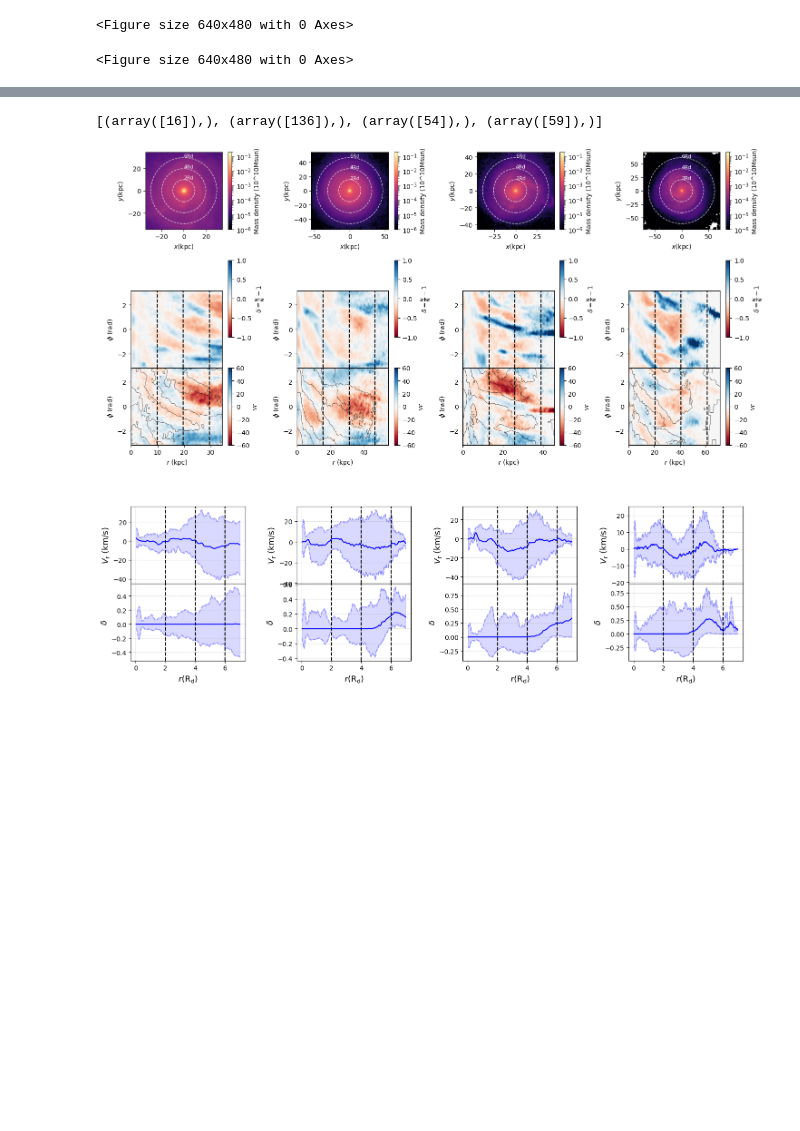
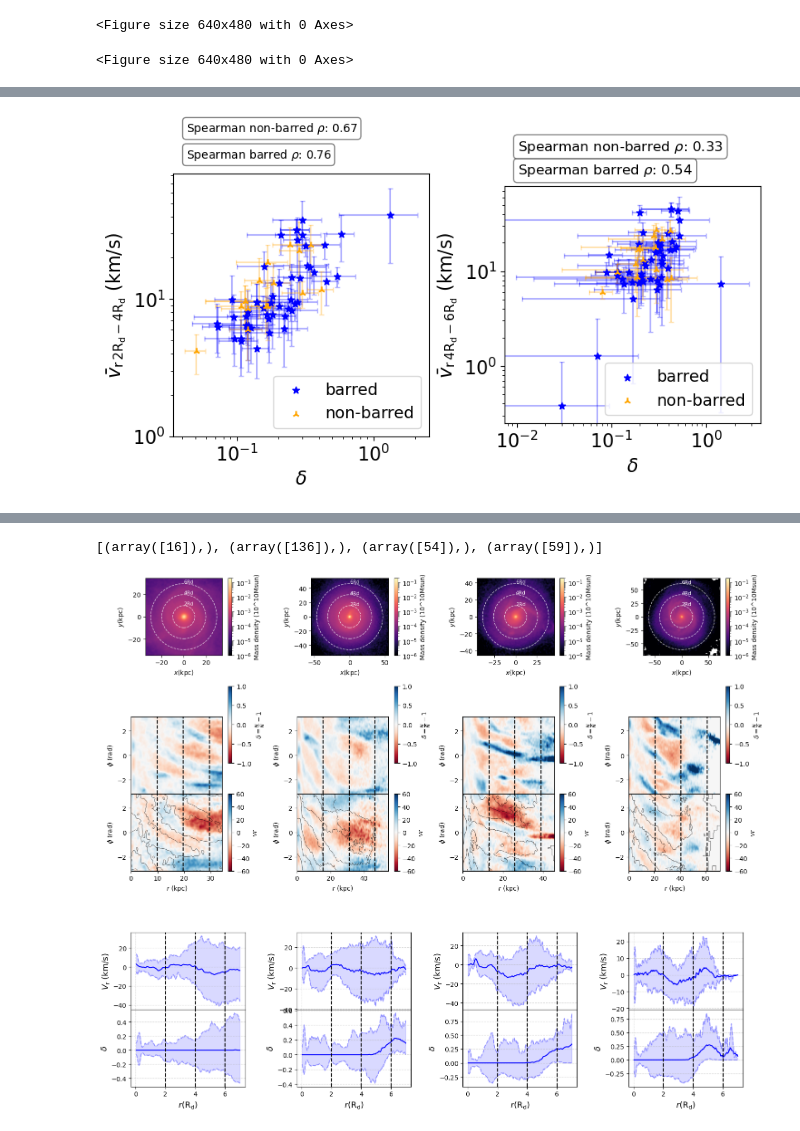
Before and after one commit to Alverd02/Kinematic-Signatures-of-Bars-and-Spirals-in-TNG50-Galaxies, a Jupyter notebook: Multiple galaxies.ipynb, the cells around one changed output, grey strips where cells are left out. Saved outputs shown, nothing was run; the diff lists cells and outputs as text; code cells hidden in the pictures; blank space fills up the shorter version.

```diff
--- a/Multiple galaxies.ipynb
+++ b/Multiple galaxies.ipynb
@@ -1181,3 +1148,54 @@ plt.show()
+# %%
+fig = plt.figure(figsize=(8,8), layout="constrained") # Notice the equal aspect ratio
+axes_flat = [fig.add_subplot(1,2,i+1) for i in range(2)]
+
+
+for a in axes_flat:
+    a.tick_params(axis='both', labelsize=16)
+    a.set_aspect("equal")
+
+axes_flat[0].set_xlabel(r"$\delta$",fontsize=16)
+axes_flat[0].set_ylabel(r"$\bar{v}_{\rm{r}\,\rm{2}R_{\rm{d}}-\rm{4}R_{\rm{d}}}$ (km/s)",fontsize=16)
+axes_flat[0].set_xscale("log")
+axes_flat[0].set_yscale("log")
+axes_flat[0].scatter(data[bar_spiral, 8], data[bar_spiral, 10], color="blue", marker="*", zorder=3,label="barred")
+axes_flat[0].scatter(data[spiral_mask, 8], data[spiral_mask, 10], color="orange", marker="2", zorder=3,label="non-barred")
+spearman_bar, _ = stats.spearmanr(data[bar_spiral, 8] ,data[bar_spiral, 10])
+textstr_bar = f'Spearman barred $\\rho$: {spearman_bar:.2f}'
+axes_flat[0].text(0.05, 1.1, textstr_bar, transform=axes_flat[0].transAxes, fontsize=10,
+                  verticalalignment='top', bbox=dict(boxstyle='round', facecolor='white', alpha=0.5))
+spearman_non, _ = stats.spearmanr(data[spiral_mask, 8] ,data[spiral_mask, 10])
+textstr_non = f'Spearman non-barred $\\rho$: {spearman_non:.2f}'
+axes_flat[0].text(0.05, 1.20, textstr_non, transform=axes_flat[0].transAxes, fontsize=10,
+                  verticalalignment='top', bbox=dict(boxstyle='round', facecolor='white', alpha=0.5))
+axes_flat[0].errorbar(data[bar_spiral, 8], data[bar_spiral, 10],data[bar_spiral, 14], data[bar_spiral, 12],fmt=".",color="blue",alpha = 0.3,capsize=2)
+axes_flat[0].errorbar(data[spiral_mask, 8], data[spiral_mask, 10],data[spiral_mask, 14], data[spiral_mask, 12],fmt="2",color="orange",alpha = 0.3,capsize=2)
+axes_flat[0].legend(fontsize=14,loc='lower right')
+axes_flat[0].set_ylim(bottom=1)
+
+
+axes_flat[1].set_xlabel(r"$\delta$",fontsize=16)
+axes_flat[1].set_ylabel(r"$\bar{v}_{\rm{r}\,\rm{4}R_{\rm{d}}-\rm{6}R_{\rm{d}}}$ (km/s)",fontsize=16)
+axes_flat[1].set_xscale("log")
+axes_flat[1].set_yscale("log")
+axes_flat[1].scatter(data[bar_spiral, 9], data[bar_spiral, 11], color="blue", marker="*", zorder=3,label="barred")
+axes_flat[1].scatter(data[spiral_mask, 9], data[spiral_mask, 11], color="orange", marker="2", zorder=3,label="non-barred")
+spearman_bar, _ = stats.spearmanr(data[bar_spiral, 9] ,data[bar_spiral, 11])
+textstr_bar = f'Spearman barred $\\rho$: {spearman_bar:.2f}'
+axes_flat[1].text(0.05, 1.1, textstr_bar, transform=axes_flat[1].transAxes, fontsize=12,
+                  verticalalignment='top', bbox=dict(boxstyle='round', facecolor='white', alpha=0.5))
+spearman_non, _ = stats.spearmanr(data[spiral_mask, 9] ,data[spiral_mask, 11])
+textstr_non = f'Spearman non-barred $\\rho$: {spearman_non:.2f}'
+axes_flat[1].text(0.05, 1.20, textstr_non, transform=axes_flat[1].transAxes, fontsize=12,
+                  verticalalignment='top', bbox=dict(boxstyle='round', facecolor='white', alpha=0.5))
+axes_flat[1].errorbar(data[bar_spiral, 9], data[bar_spiral, 11],data[bar_spiral, 15], data[bar_spiral, 13],fmt=".",color="blue",alpha = 0.3,capsize=2)
+axes_flat[1].errorbar(data[spiral_mask, 9], data[spiral_mask, 11],data[spiral_mask, 15], data[spiral_mask, 13],fmt="2",color="orange",alpha = 0.3,capsize=2)
+axes_flat[1].legend(fontsize=14,loc='lower right')
+
+plt.savefig("results2", dpi=300, bbox_inches='tight')
+plt.show()
+# %% [output]
+[figure, added]
 # %%
 barred_examples = [117253.0,485056.0,371127.0,383975.0]
 bar_index = get_index(mass_cuts_id, barred_examples)
```
Also changed, not shown: parts of 12 cells of this notebook, 8 other files.
